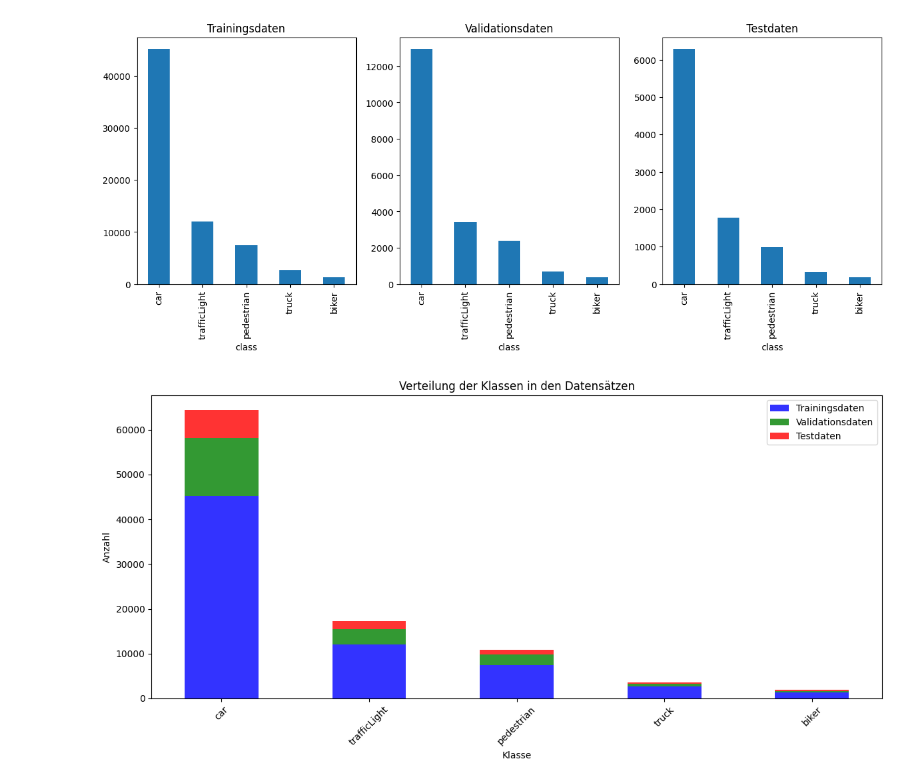
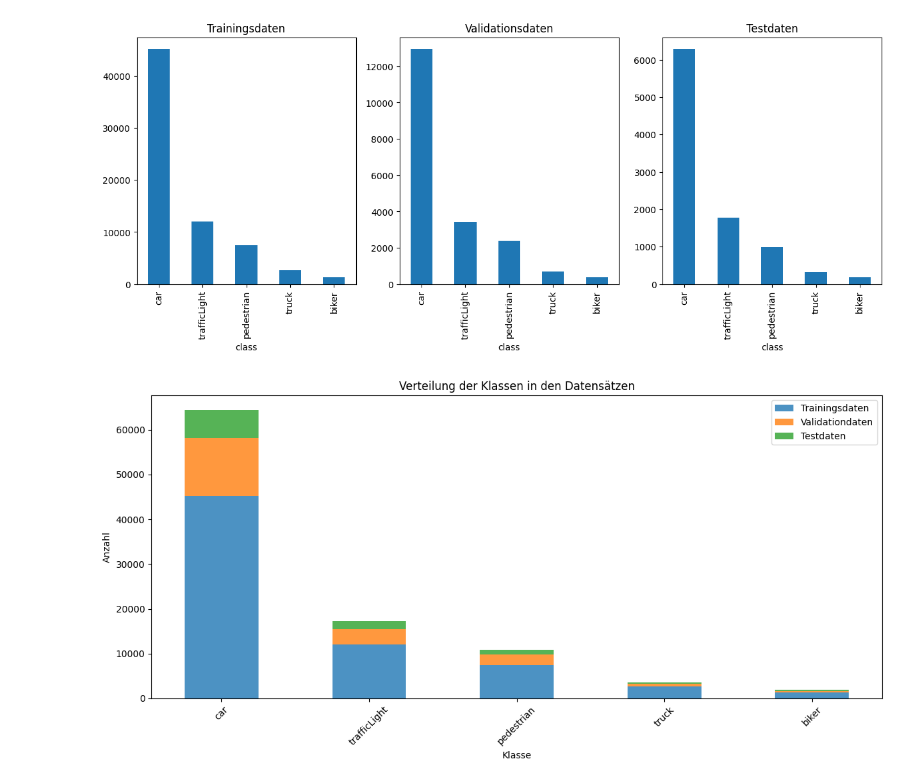
Before and after one commit to AndreKest/deepVision-project, a Jupyter notebook: src/dataset/datasetPreprocessing.ipynb, the cells around one changed output. Drawn from its saved outputs; the diff is of its cells as text; code cells hidden in the pictures.

```diff
--- a/src/dataset/datasetPreprocessing.ipynb
+++ b/src/dataset/datasetPreprocessing.ipynb
@@ -180,29 +192,30 @@ plt.show()
 # %%
 # Plotte das vorkommen der Klassen in den Datensätzen in einem Balkendiagramm
 
 # Funktion zum Plotten eines Balkendiagramms mit Farben für jeden Balken
-def plot_stacked_bar(dataset, color, offset, title):
+def plot_stacked_bar(dataset, offset, title):
     class_counts = dataset['class'].value_counts()
     classes = class_counts.index
-    plt.bar(np.arange(len(classes)), class_counts, color=color, bottom=offset, label=title, align='center', alpha=0.8, width=0.5)
+    plt.bar(np.arange(len(classes)), class_counts, bottom=offset, label=title, align='center', alpha=0.8, width=0.5)
     plt.xticks(np.arange(len(classes)), classes, rotation=45)
 
 
 plt.figure(figsize=(12, 6))
-colors = ['blue', 'green', 'red']
-datasetTitles = ['Trainingsdaten', 'Validationsdaten', 'Testdaten']
+#colors = ['blue', 'green', 'red']
+datasetTitles = ['Trainingsdaten', 'Validationdaten', 'Testdaten']
 
 # Die Balken für jede Klasse und jeden Datensatz übereinander platzieren
 offset = 0
 for i, dataset in enumerate([trainAnnnotations, valAnnnotations, testAnnnotations]):
-    plot_stacked_bar(dataset, colors[i], offset, datasetTitles[i])
+    plot_stacked_bar(dataset, offset, datasetTitles[i])
     offset += dataset['class'].value_counts()
 
 plt.title('Verteilung der Klassen in den Datensätzen')
 plt.ylabel('Anzahl')
 plt.xlabel('Klasse')
 plt.legend()
 plt.tight_layout()
+# plt.savefig('classDistribution_newClassesTrainValTest.png', bbox_inches='tight')
 plt.show()
 # %% [output]
-[figure, old version]
+[figure, new version]
```
Also changed, not shown: parts of 5 cells of this notebook, 30 other files.
